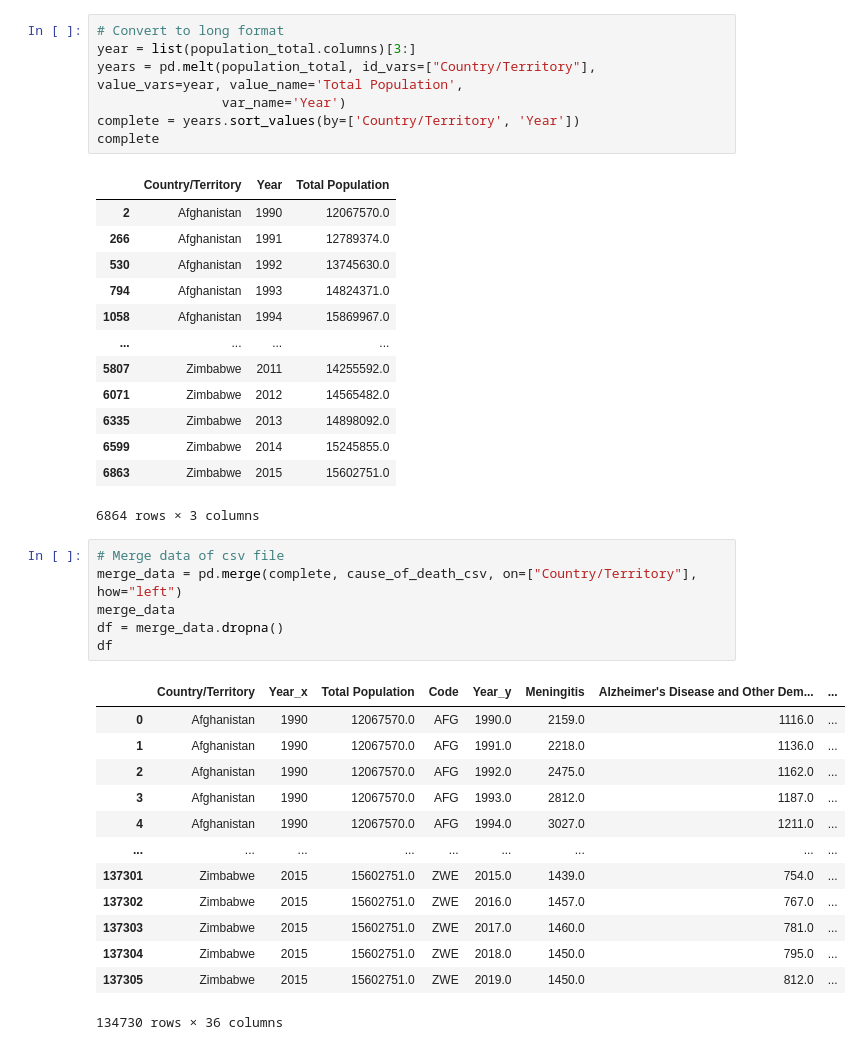
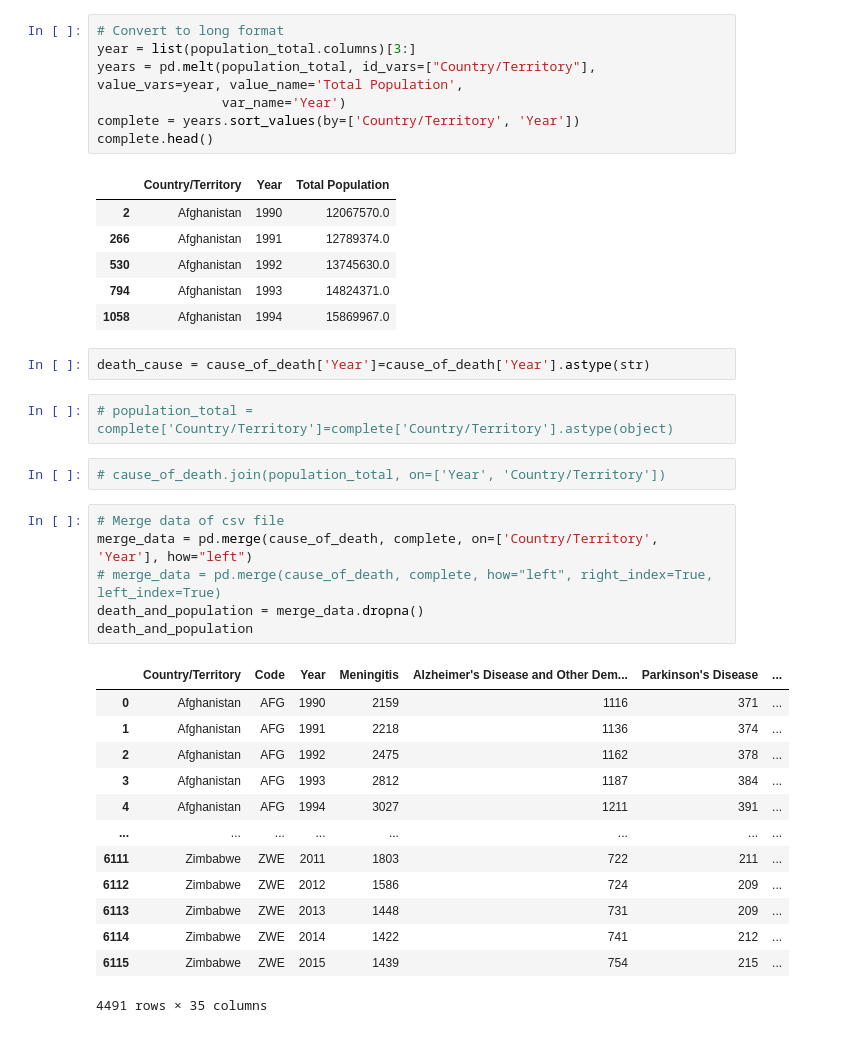
Before and after one commit to apanthari/project_1_group, a Jupyter notebook: Population Vs Death Rates.ipynb, the cells around one changed output. Saved outputs shown, nothing was run; the diff lists cells and outputs as text.

```diff
--- a/Population Vs Death Rates.ipynb
+++ b/Population Vs Death Rates.ipynb
@@ -77,7 +59,7 @@ year = list(population_total.columns)[3:]
 years = pd.melt(population_total, id_vars=["Country/Territory"], value_vars=year, value_name='Total Population',
                 var_name='Year')
 complete = years.sort_values(by=['Country/Territory', 'Year'])
-complete
+complete.head()
 # %% [output]
 |  | Country/Territory | Year | Total Population |
 | 2 | Afghanistan | 1990 | 12067570.0 |
@@ -85,30 +67,29 @@ complete
 | 530 | Afghanistan | 1992 | 13745630.0 |
 | 794 | Afghanistan | 1993 | 14824371.0 |
 | 1058 | Afghanistan | 1994 | 15869967.0 |
-| ... | ... | ... | ... |
-| 5807 | Zimbabwe | 2011 | 14255592.0 |
-| 6071 | Zimbabwe | 2012 | 14565482.0 |
-| 6335 | Zimbabwe | 2013 | 14898092.0 |
-| 6599 | Zimbabwe | 2014 | 15245855.0 |
-| 6863 | Zimbabwe | 2015 | 15602751.0 |
-6864 rows × 3 columns
+# %%
+death_cause = cause_of_death['Year']=cause_of_death['Year'].astype(str)
+# %%
+# population_total = complete['Country/Territory']=complete['Country/Territory'].astype(object)
+# %%
+# cause_of_death.join(population_total, on=['Year', 'Country/Territory'])
 # %%
 # Merge data of csv file
-merge_data = pd.merge(complete, cause_of_death_csv, on=["Country/Territory"], how="left")
-merge_data
-df = merge_data.dropna()
-df
+merge_data = pd.merge(cause_of_death, complete, on=['Country/Territory', 'Year'], how="left")
+# merge_data = pd.merge(cause_of_death, complete, how="left", right_index=True, left_index=True)
+death_and_population = merge_data.dropna()
+death_and_population
 # %% [output]
-|  | Country/Territory | Year_x | Total Population | Code | Year_y | Meningitis | Alzheimer's Disease and Other Dem... | ... |
-| 0 | Afghanistan | 1990 | 12067570.0 | AFG | 1990.0 | 2159.0 | 1116.0 | ... |
-| 1 | Afghanistan | 1990 | 12067570.0 | AFG | 1991.0 | 2218.0 | 1136.0 | ... |
-| 2 | Afghanistan | 1990 | 12067570.0 | AFG | 1992.0 | 2475.0 | 1162.0 | ... |
-| 3 | Afghanistan | 1990 | 12067570.0 | AFG | 1993.0 | 2812.0 | 1187.0 | ... |
-| 4 | Afghanistan | 1990 | 12067570.0 | AFG | 1994.0 | 3027.0 | 1211.0 | ... |
-| ... | ... | ... | ... | ... | ... | ... | ... | ... |
-| 137301 | Zimbabwe | 2015 | 15602751.0 | ZWE | 2015.0 | 1439.0 | 754.0 | ... |
-| 137302 | Zimbabwe | 2015 | 15602751.0 | ZWE | 2016.0 | 1457.0 | 767.0 | ... |
-| 137303 | Zimbabwe | 2015 | 15602751.0 | ZWE | 2017.0 | 1460.0 | 781.0 | ... |
-| 137304 | Zimbabwe | 2015 | 15602751.0 | ZWE | 2018.0 | 1450.0 | 795.0 | ... |
-| 137305 | Zimbabwe | 2015 | 15602751.0 | ZWE | 2019.0 | 1450.0 | 812.0 | ... |
+|  | Country/Territory | Code | Year | Meningitis | Alzheimer's Disease and Other Dem... | Parkinson's Disease | ... |
+| 0 | Afghanistan | AFG | 1990 | 2159 | 1116 | 371 | ... |
+| 1 | Afghanistan | AFG | 1991 | 2218 | 1136 | 374 | ... |
+| 2 | Afghanistan | AFG | 1992 | 2475 | 1162 | 378 | ... |
+| 3 | Afghanistan | AFG | 1993 | 2812 | 1187 | 384 | ... |
+| 4 | Afghanistan | AFG | 1994 | 3027 | 1211 | 391 | ... |
+| ... | ... | ... | ... | ... | ... | ... | ... |
+| 6111 | Zimbabwe | ZWE | 2011 | 1803 | 722 | 211 | ... |
+| 6112 | Zimbabwe | ZWE | 2012 | 1586 | 724 | 209 | ... |
+| 6113 | Zimbabwe | ZWE | 2013 | 1448 | 731 | 209 | ... |
+| 6114 | Zimbabwe | ZWE | 2014 | 1422 | 741 | 212 | ... |
+| 6115 | Zimbabwe | ZWE | 2015 | 1439 | 754 | 215 | ... |
-134730 rows × 36 columns
+4491 rows × 35 columns
```
Also changed, not shown: parts of 9 cells of this notebook.
